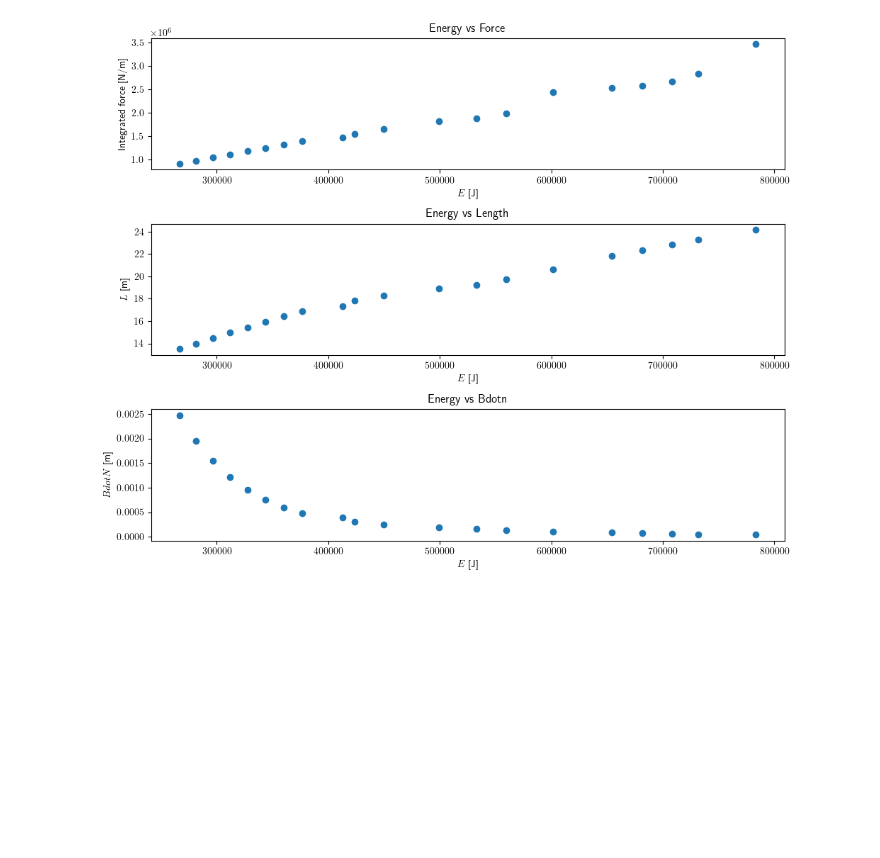
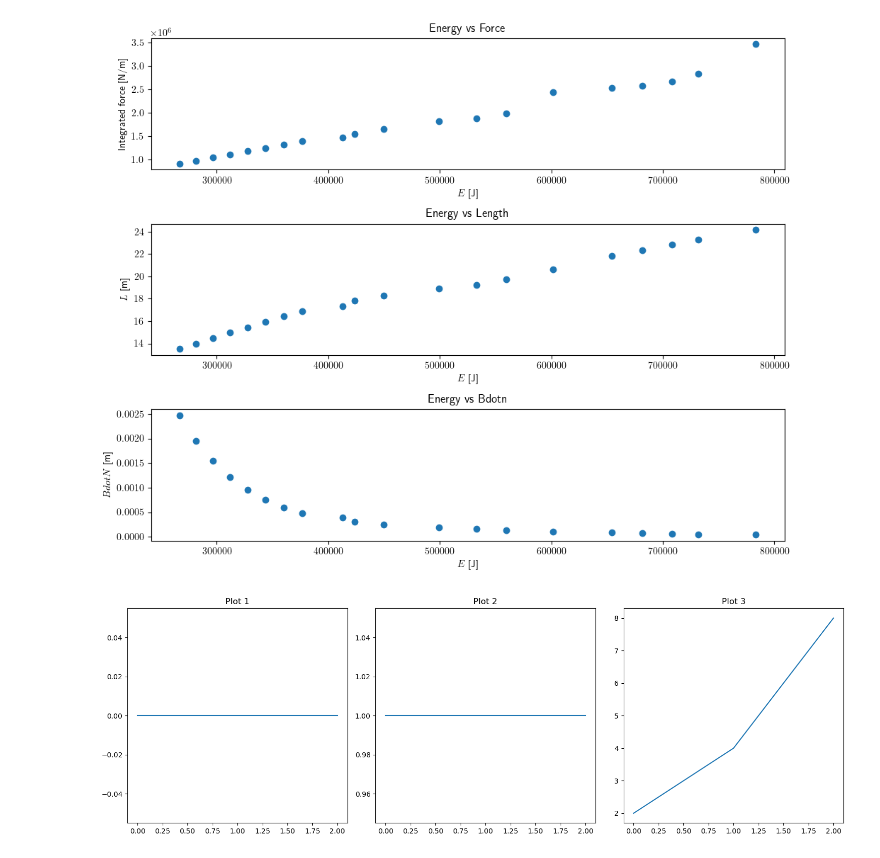
Before and after one commit to salomon73/simsopt_forked, a Jupyter notebook: examples/4_Work/plots.ipynb, the cells around one changed output. Drawn from its saved outputs; the diff is of its cells as text; code cells hidden in the pictures; blank space fills up the shorter version.

```diff
--- a/examples/4_Work/plots.ipynb
+++ b/examples/4_Work/plots.ipynb
@@ -544,3 +544,20 @@ int_force       0.830483   1.000000  -0.905327
 arclength      -0.714652  -0.905327   1.000000
 [figure]
 [figure]
+# %%
+import matplotlib.pyplot as plt
+# Create a figure with 3 subplots arranged in 1 row
+fig, axes = plt.subplots(1, 3, figsize=(15, 5))  # 1 row, 3 columns
+
+# Access each subplot using the `axes` array
+for i, ax in enumerate(axes):
+    ax.plot([0, 1, 2], [i, i**2, i**3])  # Example plot
+    ax.set_title(f"Plot {i+1}")
+
+# Adjust layout to prevent overlapping
+plt.tight_layout()
+
+# Display the plots
+plt.show()
+# %% [output]
+[figure, added]
```
Also changed, not shown: 2 other files.
